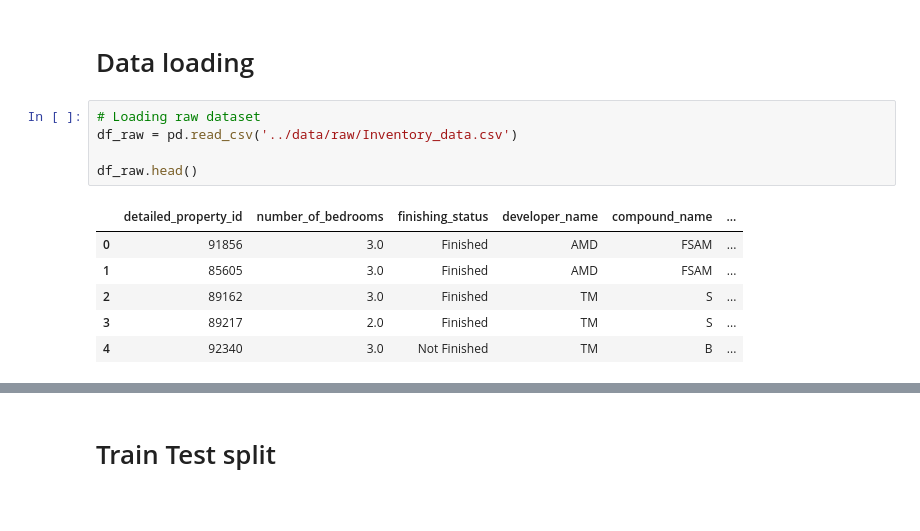
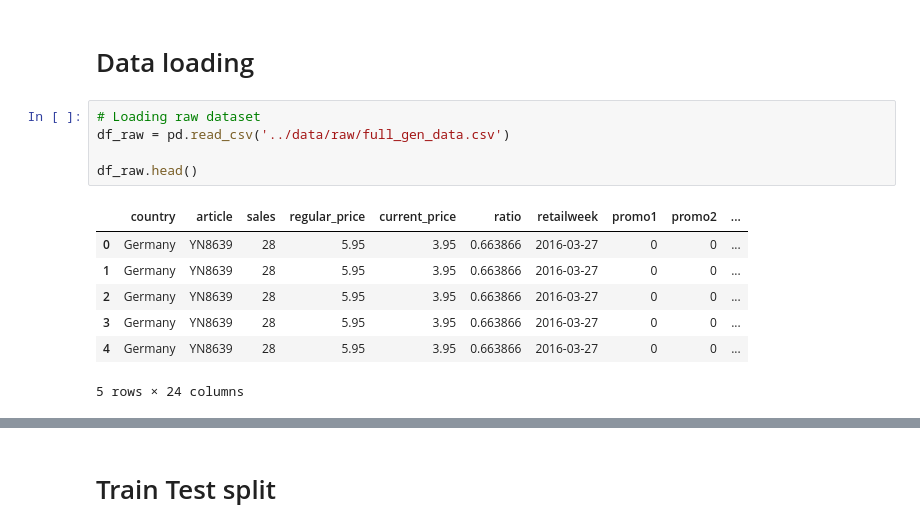
Before and after one commit to AhmedYousriSobhi/market_campain_imapct, a Jupyter notebook: nb_workspace/_4_data_modeling.ipynb, the cells around one changed output, grey strips where cells are left out. Saved outputs shown, nothing was run; the diff lists cells and outputs as text.

```diff
--- a/nb_workspace/_4_data_modeling.ipynb
+++ b/nb_workspace/_4_data_modeling.ipynb
@@ -53,16 +50,17 @@ ModuleNotFoundError: No module named 'sklearn'
 # Data loading
 # %%
 # Loading raw dataset
-df_raw = pd.read_csv('../data/raw/Inventory_data.csv')
+df_raw = pd.read_csv('../data/raw/full_gen_data.csv')
 
 df_raw.head()
 # %% [output]
-|  | detailed_property_id | number_of_bedrooms | finishing_status | developer_name | compound_name | ... |
-| 0 | 91856 | 3.0 | Finished | AMD | FSAM | ... |
-| 1 | 85605 | 3.0 | Finished | AMD | FSAM | ... |
-| 2 | 89162 | 3.0 | Finished | TM | S | ... |
-| 3 | 89217 | 2.0 | Finished | TM | S | ... |
-| 4 | 92340 | 3.0 | Not Finished | TM | B | ... |
+|  | country | article | sales | regular_price | current_price | ratio | retailweek | promo1 | promo2 | ... |
+| 0 | Germany | YN8639 | 28 | 5.95 | 3.95 | 0.663866 | 2016-03-27 | 0 | 0 | ... |
+| 1 | Germany | YN8639 | 28 | 5.95 | 3.95 | 0.663866 | 2016-03-27 | 0 | 0 | ... |
+| 2 | Germany | YN8639 | 28 | 5.95 | 3.95 | 0.663866 | 2016-03-27 | 0 | 0 | ... |
+| 3 | Germany | YN8639 | 28 | 5.95 | 3.95 | 0.663866 | 2016-03-27 | 0 | 0 | ... |
+| 4 | Germany | YN8639 | 28 | 5.95 | 3.95 | 0.663866 | 2016-03-27 | 0 | 0 | ... |
+5 rows × 24 columns
 # %%
 df_raw.describe().T
 # %% [output]
```
Also changed, not shown: parts of 22 cells of this notebook, 20 other files.
